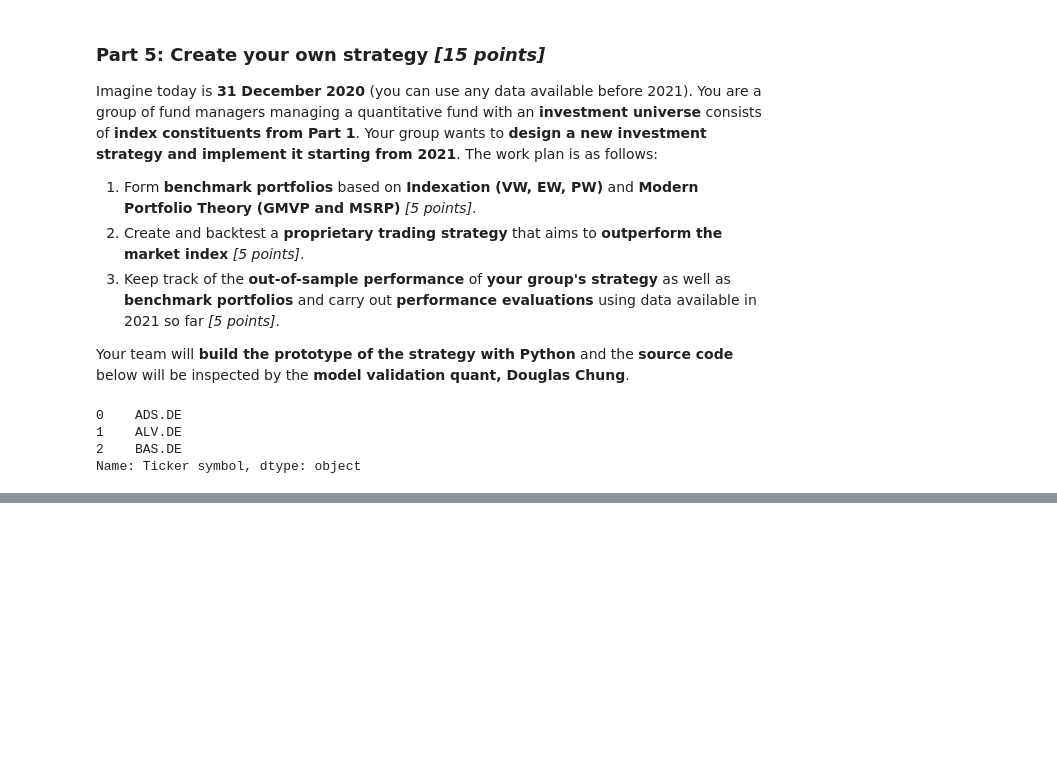
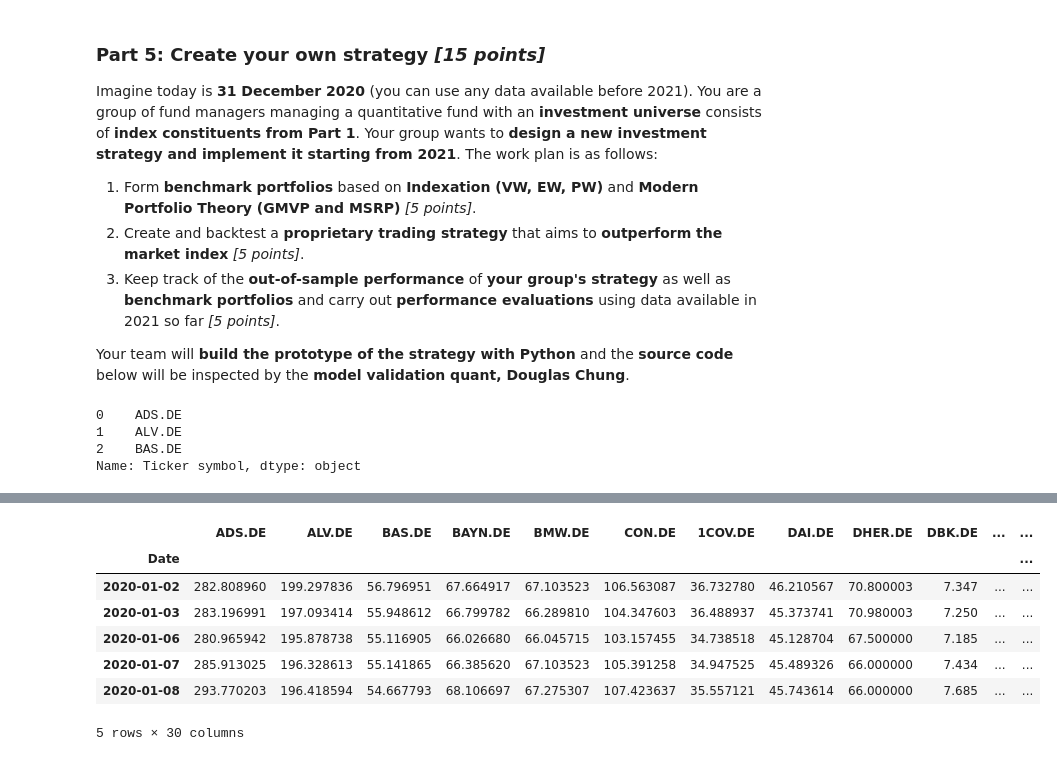
Before and after one commit to LLH07/InvestnPortfolio, a Jupyter notebook: project/part5.ipynb, the cells around one changed output, grey strips where cells are left out. Cells and saved outputs as stored; diff of their text form; code cells hidden in the pictures; blank space fills up the shorter version.

```diff
--- a/project/part5.ipynb
+++ b/project/part5.ipynb
@@ -24,0 +25,38 @@ back_test_df = pd.DataFrame()
+# %%
+start_date = '2020-01-01'
+end_date = '2020-12-31'
+# %%
+for i in constit:
+    print(i)
+
+    prc = yf.download(i, interval="1d", start=start_date, end=end_date)
+    prc = pd.DataFrame(prc['Adj Close'])
+    prc.columns = [i] # rename the column with the ticker of the stock
+
+    try:
+        df_prc = pd.concat([df_prc, prc], axis=1)
+    except:
+        df_prc = prc # create the dataframe for the first ticker
+
+    stk = yf.Ticker(i)
+    try:
+        stk.info['floatShares']
+    except:
+        stk.info['floatShares'] = None
+    try:
+        stk.info['sharesOutstanding']
+    except:
+        stk.info['sharesOutstanding'] = None
+
+    if stk.info['floatShares']:
+        mcap = prc * stk.info['floatShares']
+    elif stk.info['sharesOutstanding']:
+        mcap = prc * stk.info['sharesOutstanding']
+    else:
+        mcap = prc * (stk.info['marketCap']/stk.info['previousClose'])
+
+
+    try:
+        df_mcap = pd.concat([df_mcap, mcap], axis=1)
+    except:
+        df_mcap = mcap
@@ -24,0 +81,14 @@ back_test_df = pd.DataFrame()
+# %%
+PRC = df_prc.copy()
+MCAP = df_mcap.copy()
+# %%
+PRC.head()
+# %% [output]
+|  | ADS.DE | ALV.DE | BAS.DE | BAYN.DE | BMW.DE | CON.DE | 1COV.DE | DAI.DE | DHER.DE | DBK.DE | ... | ... |
+| Date |  |  |  |  |  |  |  |  |  |  |  | ... |
+| 2020-01-02 | 282.808960 | 199.297836 | 56.796951 | 67.664917 | 67.103523 | 106.563087 | 36.732780 | 46.210567 | 70.800003 | 7.347 | ... | ... |
+| 2020-01-03 | 283.196991 | 197.093414 | 55.948612 | 66.799782 | 66.289810 | 104.347603 | 36.488937 | 45.373741 | 70.980003 | 7.250 | ... | ... |
+| 2020-01-06 | 280.965942 | 195.878738 | 55.116905 | 66.026680 | 66.045715 | 103.157455 | 34.738518 | 45.128704 | 67.500000 | 7.185 | ... | ... |
+| 2020-01-07 | 285.913025 | 196.328613 | 55.141865 | 66.385620 | 67.103523 | 105.391258 | 34.947525 | 45.489326 | 66.000000 | 7.434 | ... | ... |
+| 2020-01-08 | 293.770203 | 196.418594 | 54.667793 | 68.106697 | 67.275307 | 107.423637 | 35.557121 | 45.743614 | 66.000000 | 7.685 | ... | ... |
+5 rows × 30 columns
```
Also changed, not shown: parts of 27 cells of this notebook, 41 other files.
